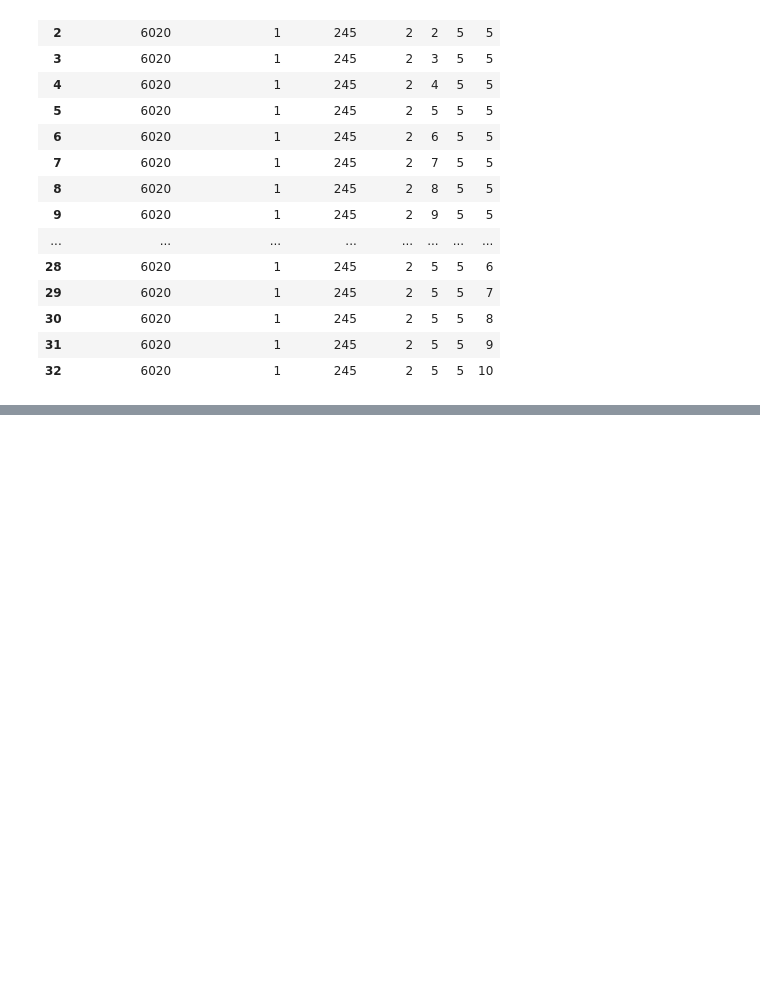
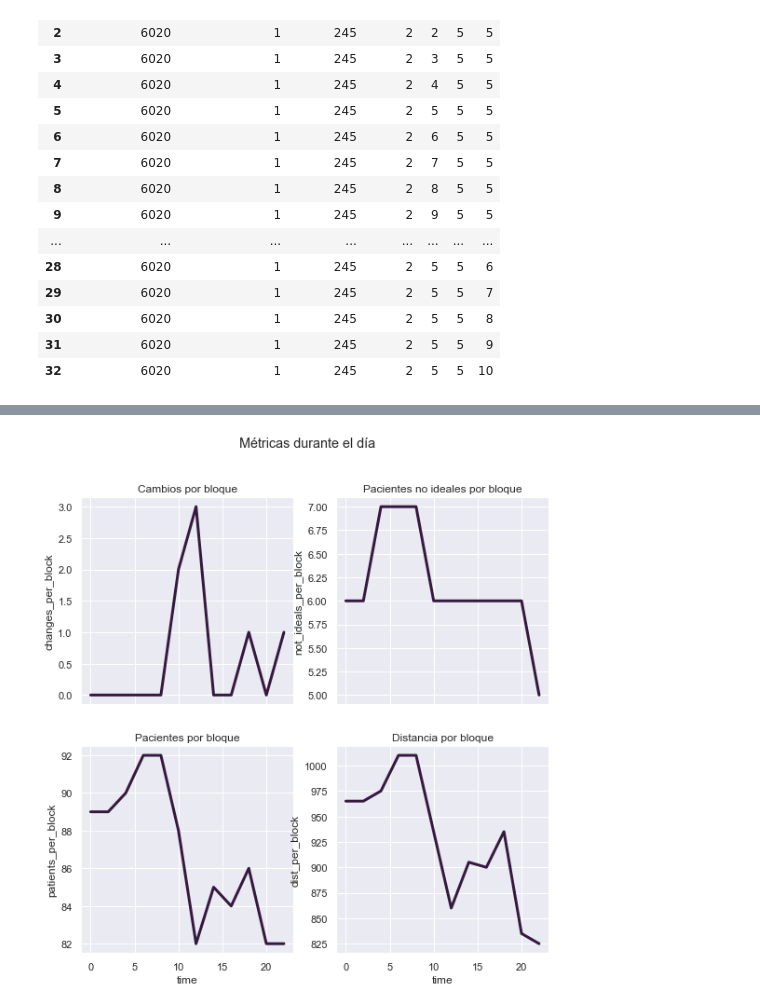
Before and after one commit to agucova/optint, a Jupyter notebook: sensitivity.ipynb, the cells around one changed output, grey strips where cells are left out. Saved outputs shown, nothing was run; the diff lists cells and outputs as text; code cells hidden in the pictures; blank space fills up the shorter version.

```diff
--- a/sensitivity.ipynb
+++ b/sensitivity.ipynb
@@ -61,0 +139,4 @@ metrics
+# %%
+graphic_metrics_by_block(1, 2, 50) # 7 cambios de camas
+# %% [output]
+[figure, added]
```
Also changed, not shown: parts of 9 cells of this notebook, 4 other files.
